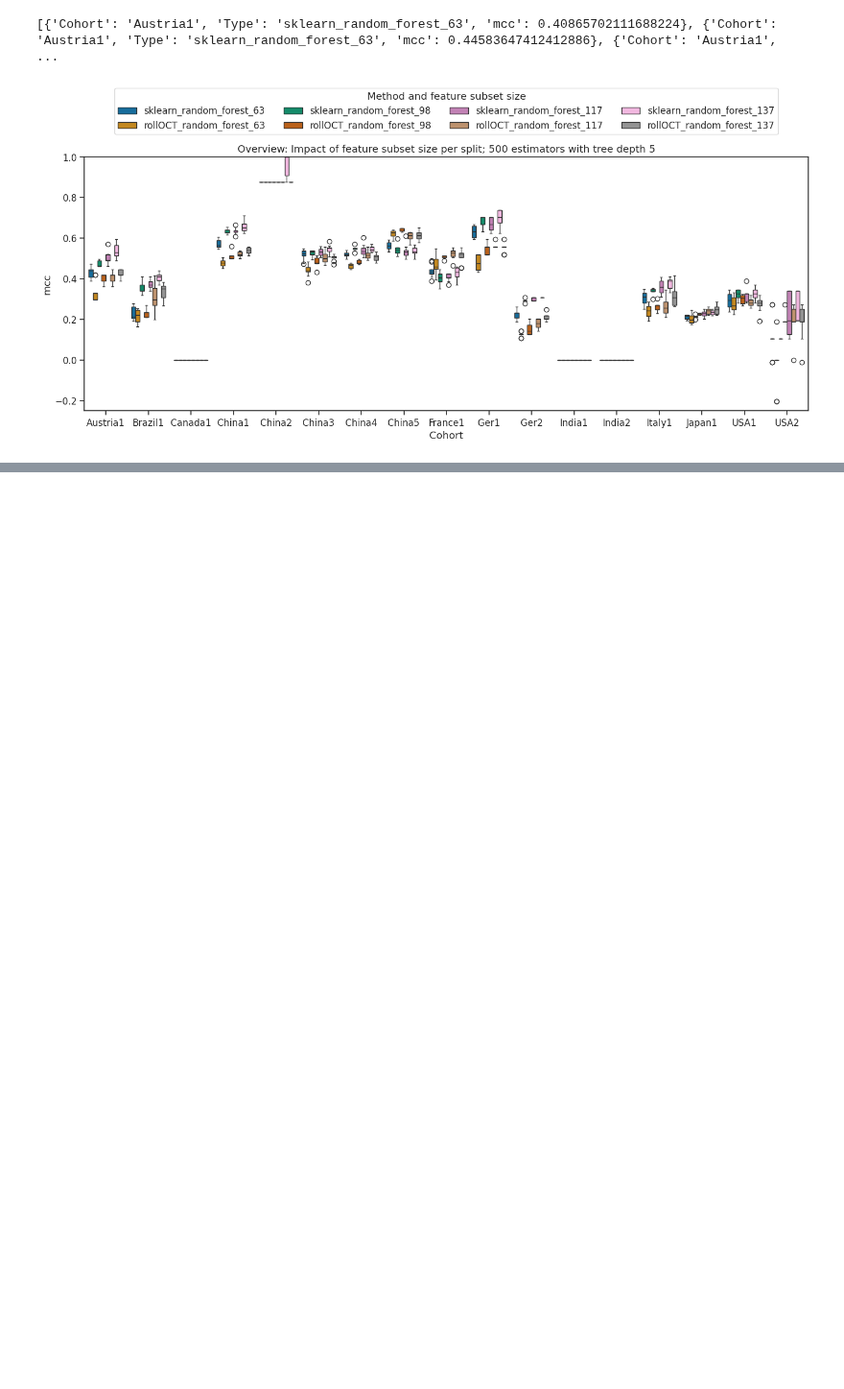
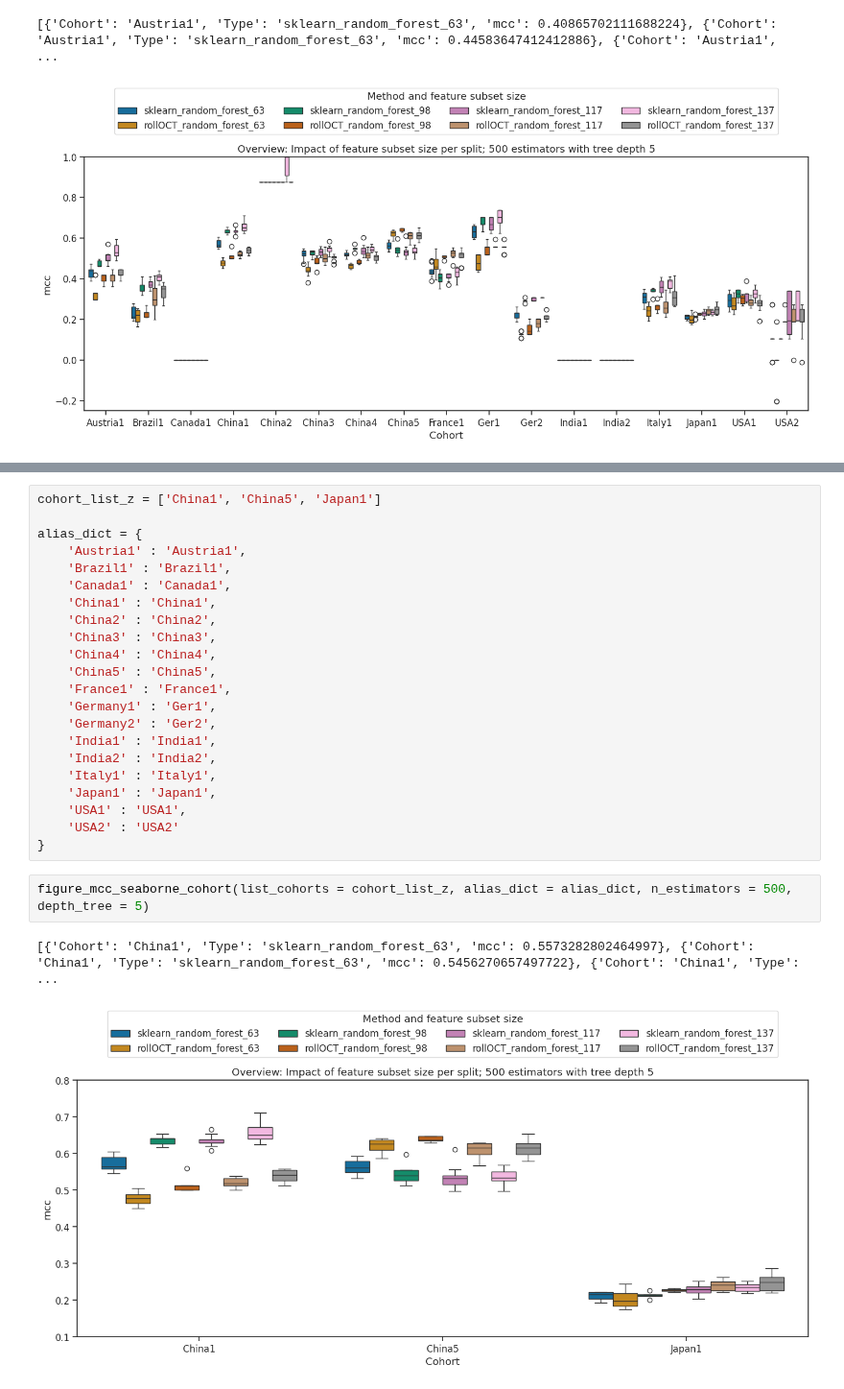
Before and after one commit to Morgall/LARF_BA, a Jupyter notebook: testing_juypter_notebooks/mcc_box_taxa_all_bigger_subset_all.ipynb, the cells around one changed output, grey strips where cells are left out. Shown at 96% size. Cells and saved outputs as stored; diff of their text form; blank space fills up the shorter version.

```diff
--- a/testing_juypter_notebooks/mcc_box_taxa_all_bigger_subset_all.ipynb
+++ b/testing_juypter_notebooks/mcc_box_taxa_all_bigger_subset_all.ipynb
@@ -195,0 +223,27 @@ figure_mcc_seaborne(list_cohorts = cohort_list, alias_dict = alias_dict, n_estim
+# %%
+cohort_list_z = ['China1', 'China5', 'Japan1']
+
+alias_dict = {
+    'Austria1' : 'Austria1',
+    'Brazil1' : 'Brazil1',
+    'Canada1' : 'Canada1',
+    'China1' : 'China1',
+    'China2' : 'China2',
+    'China3' : 'China3',
+    'China4' : 'China4',
+    'China5' : 'China5',
+    'France1' : 'France1',
+    'Germany1' : 'Ger1',
+    'Germany2' : 'Ger2',
+    'India1' : 'India1',
+    'India2' : 'India2',
+    'Italy1' : 'Italy1',
+    'Japan1' : 'Japan1',
+    'USA1' : 'USA1',
+    'USA2' : 'USA2'
+}
+# %%
+figure_mcc_seaborne_cohort(list_cohorts = cohort_list_z, alias_dict = alias_dict, n_estimators = 500, depth_tree = 5)
+# %% [output]
+[{'Cohort': 'China1', 'Type': 'sklearn_random_forest_63', 'mcc': 0.5573282802464997}, {'Cohort': 'China1', 'Type': 'sklearn_random_forest_63', 'mcc': 0.5456270657497722}, {'Cohort': 'China1', 'Type':  ...
+[figure, added]
```
Also changed, not shown: parts of 2 cells of this notebook, 14 other files.
